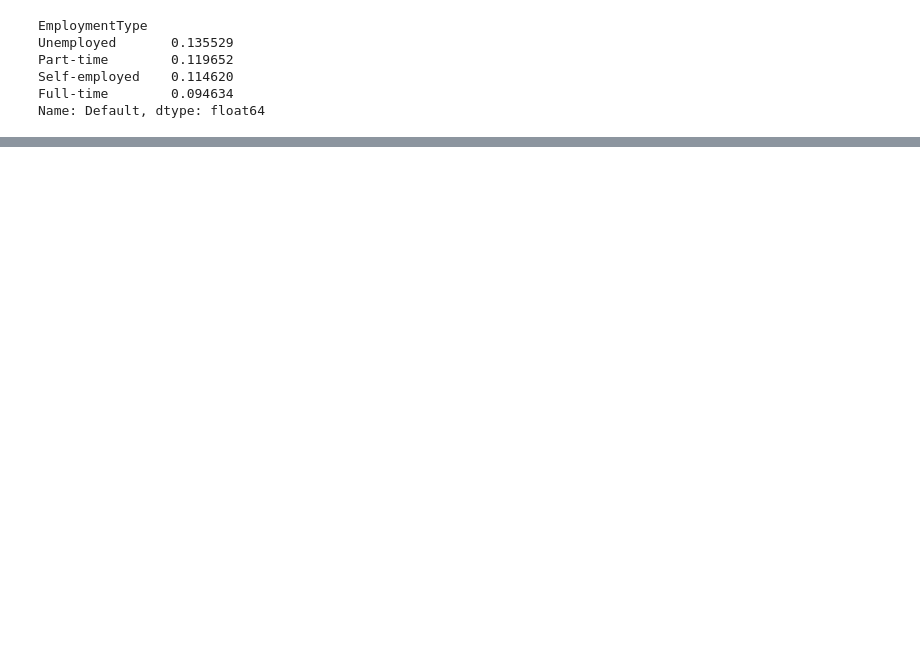
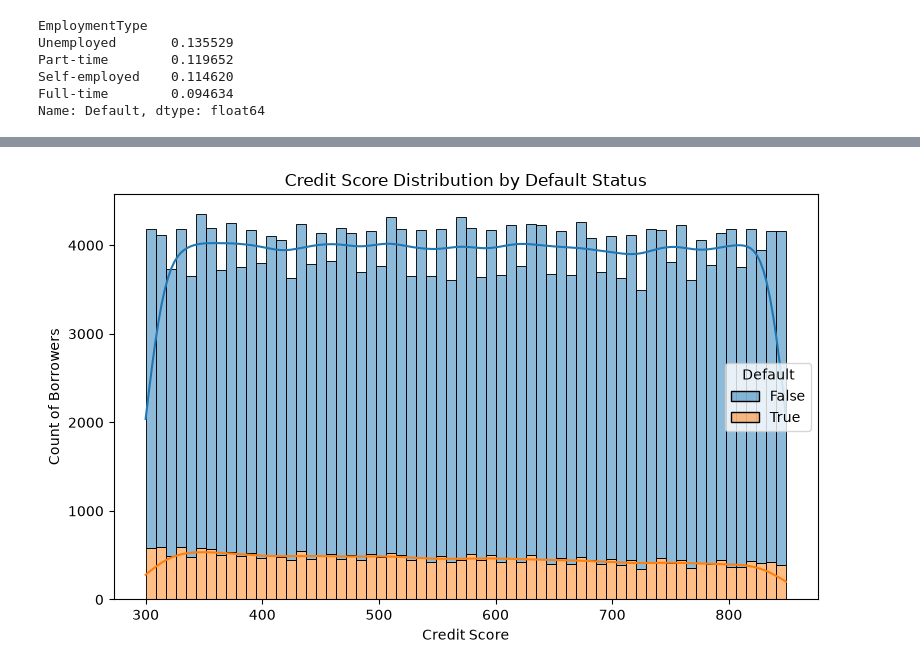
Before and after one commit to IrinaEkb/Loan_Default, a Jupyter notebook: notebooks/02_eda.ipynb, the cells around one changed output, grey strips where cells are left out. Cells and saved outputs as stored; diff of their text form; code cells hidden in the pictures; blank space fills up the shorter version.

```diff
--- a/notebooks/02_eda.ipynb
+++ b/notebooks/02_eda.ipynb
@@ -38,0 +121,11 @@ Name: Default, dtype: float64
+# %%
+plt.figure(figsize=(8, 5))
+sns.histplot(data=df, x="CreditScore", hue="Default", kde=True, multiple="stack")
+plt.title("Credit Score Distribution by Default Status")
+plt.xlabel("Credit Score")
+plt.ylabel("Count of Borrowers")
+plt.tight_layout()
+plt.savefig(project_path / "visuals/credit_score_distribution.png")
+plt.show()
+# %% [output]
+[figure, added]
```
Also changed, not shown: parts of 9 cells of this notebook, 3 other files.
